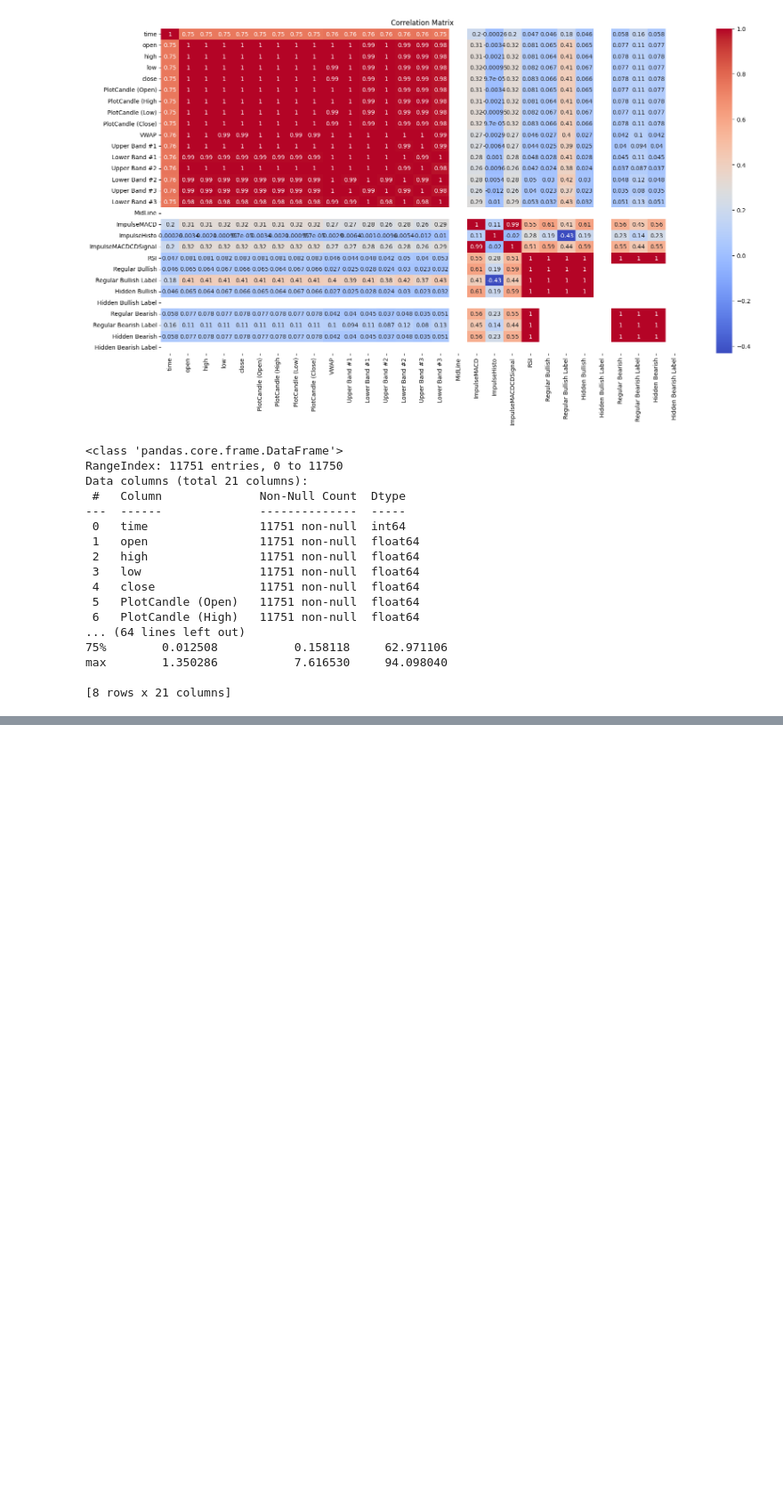
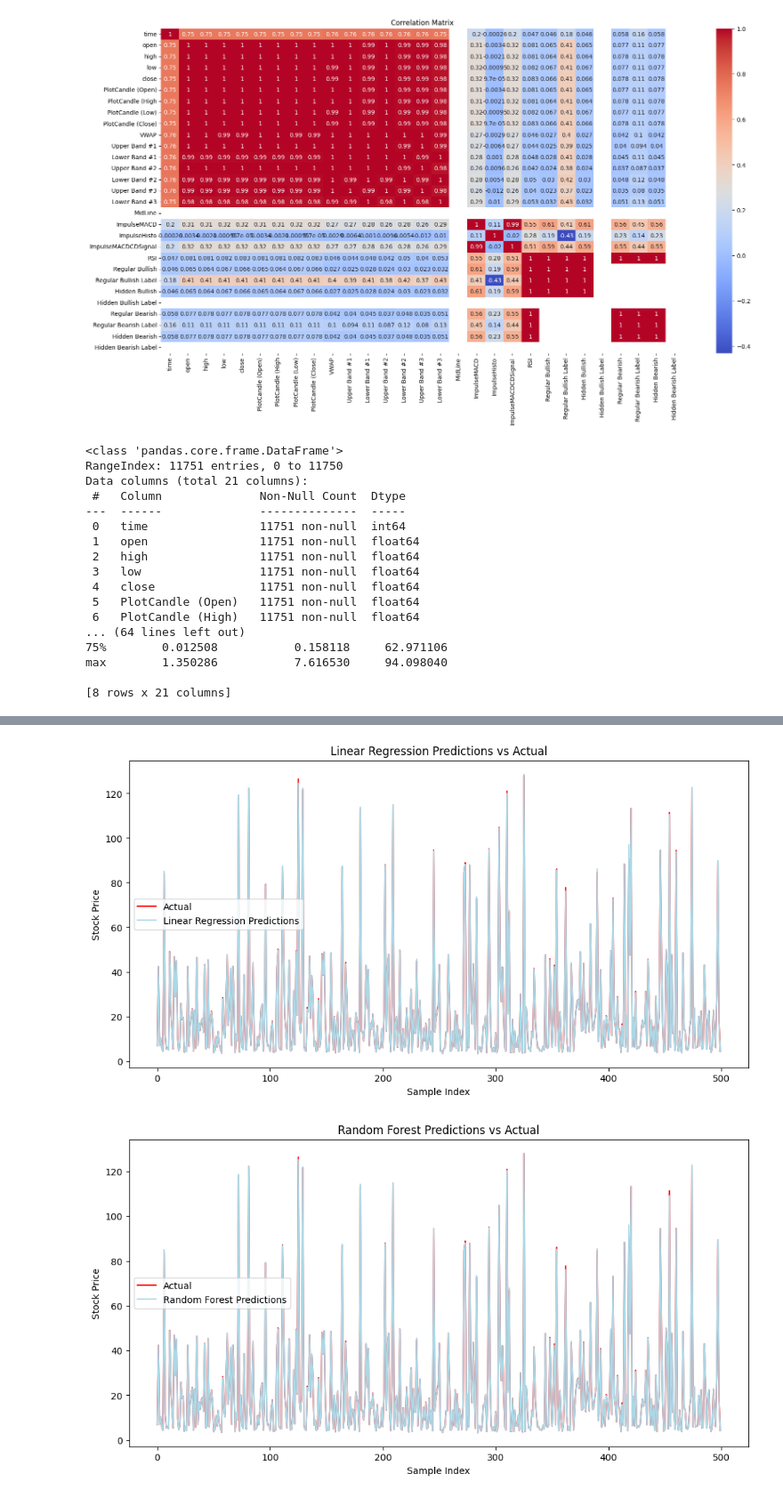
Before and after one commit to jeremiahf24/ADS-504-02-Group-7-Machine-Learning-and-Deep-Learning-for-Data-Science, a Jupyter notebook: nvda_v01.00.ipynb, the cells around one changed output, grey strips where cells are left out. Shown at 89% size. Saved outputs shown, nothing was run; the diff lists cells and outputs as text; code cells hidden in the pictures; blank space fills up the shorter version.

```diff
--- a/nvda_v01.00.ipynb
+++ b/nvda_v01.00.ipynb
@@ -124,0 +157,24 @@ max        1.350286           7.616530     94.098040
+# %%
+# Drop columns with high correlation (keep only one of the highly correlated features)
+data = data.drop(
+    columns=[
+        "high",
+        "low",
+        "PlotCandle (Open)",
+        "PlotCandle (High)",
+        "PlotCandle (Low)",
+        "PlotCandle (Close)",
+    ]
+)
+
+# Handle missing values
+data.fillna(method="ffill", inplace=True)
+
+# Extract features and target variable
+X = data.drop(columns=["close"])
+y = data["close"]
+
+# Split the data into training and testing sets
+X_train, X_test, y_train, y_test = train_test_split(
+    X, y, test_size=0.2, random_state=42
+)
@@ -124,0 +229,22 @@ max        1.350286           7.616530     94.098040
+# %%
+# Separate plots for clearer comparison
+plt.figure(figsize=(12, 6))
+plt.plot(y_test.values[:500], label="Actual", color="red")
+plt.plot(lr_predictions[:500], label="Linear Regression Predictions", color="lightblue")
+plt.legend()
+plt.title("Linear Regression Predictions vs Actual")
+plt.xlabel("Sample Index")
+plt.ylabel("Stock Price")
+plt.show()
+
+plt.figure(figsize=(12, 6))
+plt.plot(y_test.values[:500], label="Actual", color="red")
+plt.plot(rf_predictions[:500], label="Random Forest Predictions", color="lightblue")
+plt.legend()
+plt.title("Random Forest Predictions vs Actual")
+plt.xlabel("Sample Index")
+plt.ylabel("Stock Price")
+plt.show()
+# %% [output]
+[figure, added]
+[figure, added]
```
Also changed, not shown: parts of 2 cells of this notebook.
